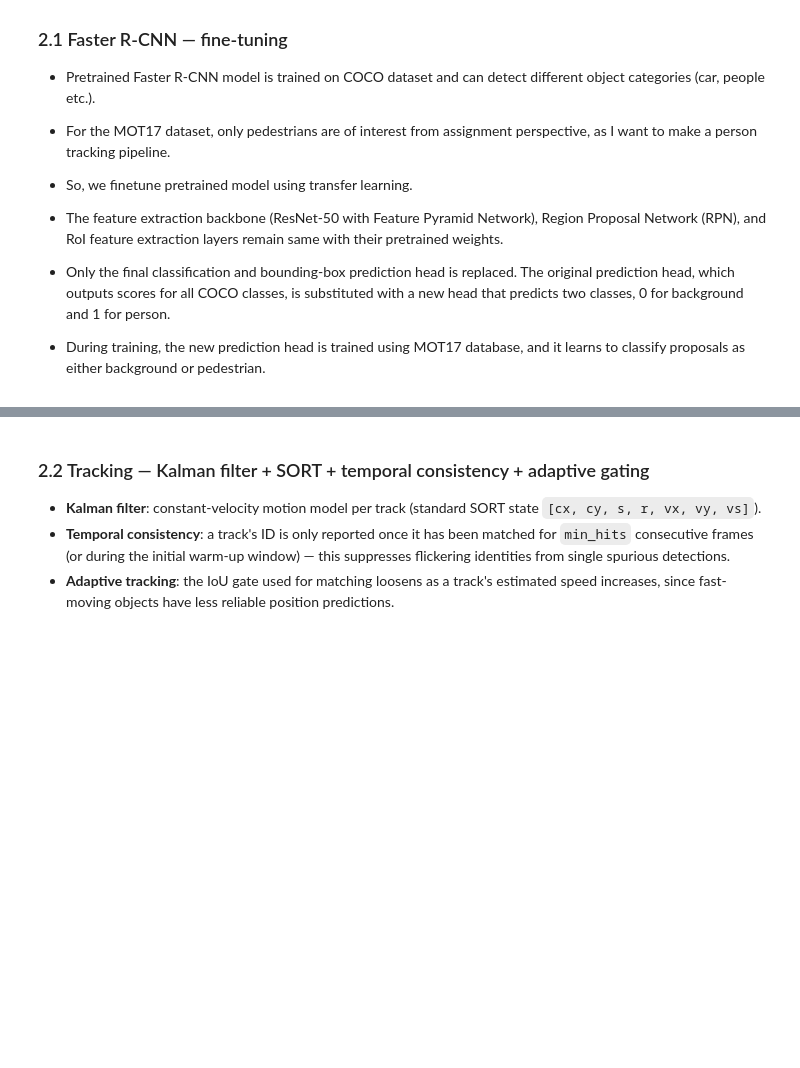
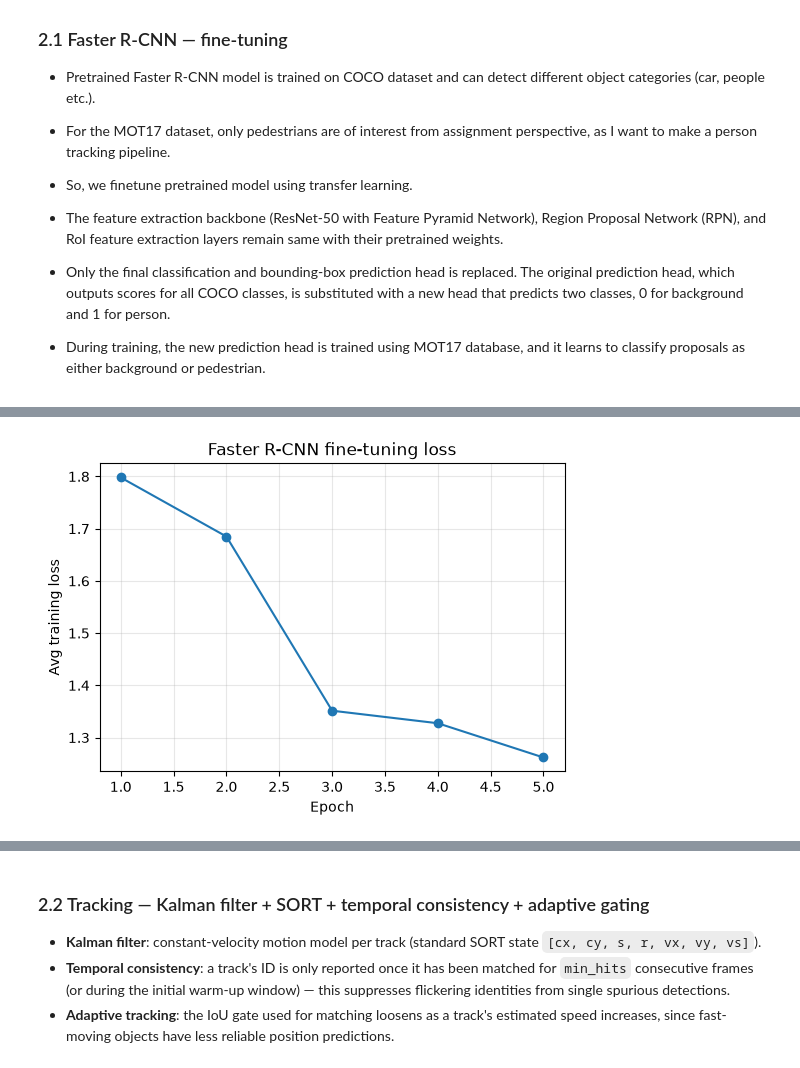
Before and after one commit to adityavarma1234/cv_assignment_2, a Jupyter notebook: amit_attempt.ipynb, the cells around one changed output, grey strips where cells are left out. Drawn from its saved outputs; the diff is of its cells as text; code cells hidden in the pictures; blank space fills up the shorter version.

```diff
--- a/amit_attempt.ipynb
+++ b/amit_attempt.ipynb
@@ -207,7 +207,7 @@ TEST_SEQUENCES = [
     "MOT17-13-FRCNN",
 ]
 
-BATCH_SIZE = 1
+BATCH_SIZE = 4
 # %%
 # this function is going through database, keeps only valid people informatoin
 # it emits list of samples, each sample has sequence name, frame path, label (person/bg), and bounding box coordinate
@@ -625,18 +625,21 @@ def validate_dataset(dataset):
 # %%
 train_samples = build_samples(TRAIN_SEQUENCES)
-
 test_samples = build_samples(TEST_SEQUENCES)
 
 print(f"Training frames : {len(train_samples)}")
 print(f"Testing frames  : {len(test_samples)}")
 
-# todo:: remove it
-train_samples_filtered = train_samples[:16]
-# validate_samples(train_samples)
-# validate_samples(test_samples)
 
 train_dataset = MOTDetectionDataset(train_samples, augment=False)
 val_dataset = MOTDetectionDataset(test_samples, augment=False)
+
+# todo:: remove it
+# validate_samples(train_samples)
+# validate_samples(test_samples)
+# train_samples_filtered = train_samples[:16]
+# train_dataset = MOTDetectionDataset(train_samples_filtered, augment=False)
+# test_samples_filtered = test_samples[:16]
+# val_dataset = MOTDetectionDataset(test_samples_filtered, augment=False)
 
 def collate_fn(batch):
     return tuple(zip(*batch))
@@ -644,8 +647,8 @@ def collate_fn(batch):
 train_loader = DataLoader(
     train_dataset,
     batch_size= BATCH_SIZE,
-    # shuffle=True,
-    shuffle=False,
+    shuffle=True,
+    # shuffle=False,
     collate_fn=collate_fn,
 )
 
@@ -737,21 +722,22 @@ roi_heads.box_predictor.bbox_pred.bias                       True
 # %%
-CHECKPOINT_DIR = "/Users/amit/Downloads/mtech-bits/sem2/cv/assignment2"
 import math
 
-LOG_FILE = os.path.join(CHECKPOINT_DIR, "training_debug.log")
-log_fp = open(LOG_FILE, "w")
+# todo:: remove it
+# LOG_FILE = os.path.join(CHECKPOINT_DIR, "training_debug.log")
+# log_fp = open(LOG_FILE, "w")
 
-log_fp.write(
-    "batch,sequence,image_path,num_boxes,"
-    "loss_classifier,loss_box_reg,loss_objectness,loss_rpn_box_reg,is_nan\n"
-)
+# log_fp.write(
+#     "batch,sequence,image_path,num_boxes,"
+#     "loss_classifier,loss_box_reg,loss_objectness,loss_rpn_box_reg,is_nan\n"
+# )
+
 
 optimizer = torch.optim.SGD(
     [p for p in model.parameters() if p.requires_grad], lr=0.005, momentum=0.9, weight_decay=0.0005
 )
 lr_scheduler = torch.optim.lr_scheduler.StepLR(optimizer, step_size=3, gamma=0.1)
 
-NUM_EPOCHS = 1
+NUM_EPOCHS = 5
 
 os.makedirs(CHECKPOINT_DIR, exist_ok=True)
 CHECKPOINT_PATH = os.path.join(CHECKPOINT_DIR, "fasterrcnn_checkpoint.pt")
@@ -774,7 +760,7 @@ else:
     for epoch in range(start_epoch, NUM_EPOCHS):
         epoch_loss = 0.0
         pbar = tqdm(train_loader, desc=f"Epoch {epoch + 1}/{NUM_EPOCHS}")
-        for images, targets in pbar:
+        for batch_idx, (images, targets) in enumerate(pbar):
             images = [img.to(device) for img in images]
             targets = [{k: v.to(device) for k, v in t.items()} for t in targets]
 
@@ -783,44 +769,41 @@ else:
             # todo:: debug, remove this
             # ***************************
             # ***************************
-            sample = train_samples[batch_idx]      # batch_size = 1, shuffle = False
+            # sample = train_samples[batch_idx]      # batch_size = 1, shuffle = False
 
-            loss_classifier = loss_dict["loss_classifier"].item()
-            loss_box_reg = loss_dict["loss_box_reg"].item()
-            loss_objectness = loss_dict["loss_objectness"].item()
-            loss_rpn_box_reg = loss_dict["loss_rpn_box_reg"].item()
+            # loss_classifier = loss_dict["loss_classifier"].item()
+            # loss_box_reg = loss_dict["loss_box_reg"].item()
+            # loss_objectness = loss_dict["loss_objectness"].item()
+            # loss_rpn_box_reg = loss_dict["loss_rpn_box_reg"].item()
 
-            is_nan = any(math.isnan(v) for v in [
-                loss_classifier,
-                loss_box_reg,
-                loss_objectness,
-                loss_rpn_box_reg,
-            ])
+            # is_nan = any(math.isnan(v) for v in [
+            #     loss_classifier,
+            #     loss_box_reg,
+            #     loss_objectness,
+            #     loss_rpn_box_reg,
+            # ])
 
-            log_fp.write(
-                f"{batch_idx},"
-                f"{sample['sequence']},"
-                f"{sample['image_path']},"
-                f"{len(sample['boxes'])},"
-                f"{loss_classifier},"
-                f"{loss_box_reg},"
-                f"{loss_objectness},"
-                f"{loss_rpn_box_reg},"
-                f"{is_nan}\n"
-            )
+            # log_fp.write(
+            #     f"{batch_idx},"
+            #     f"{sample['sequence']},"
+            #     f"{sample['image_path']},"
+            #     f"{len(sample['boxes'])},"
+            #     f"{loss_classifier},"
+            #     f"{loss_box_reg},"
+            #     f"{loss_objectness},"
+            #     f"{loss_rpn_box_reg},"
+            #     f"{is_nan}\n"
+            # )
 
-            log_fp.flush()
+            # log_fp.flush()
 
-            if is_nan:
-                print(f"NaN detected in batch {batch_idx}")
-                print(f"Image : {sample['image_path']}")
-                break
+            # if is_nan:
+            #     print(f"NaN detected in batch {batch_idx}")
+            #     print(f"Image : {sample['image_path']}")
+            #     break
 
             # ***************************
             # ***************************
-
-            for k, v in loss_dict.items():
-                print(k, v.item())
 
             loss = sum(loss_dict.values())
 
@@ -873,3 +843,4 @@ KeyboardInterrupt:
+[figure, added]
 # %%
 DETECTION_SCORE_THRESH = 0.5
 
```
Also changed, not shown: parts of 15 cells of this notebook.
